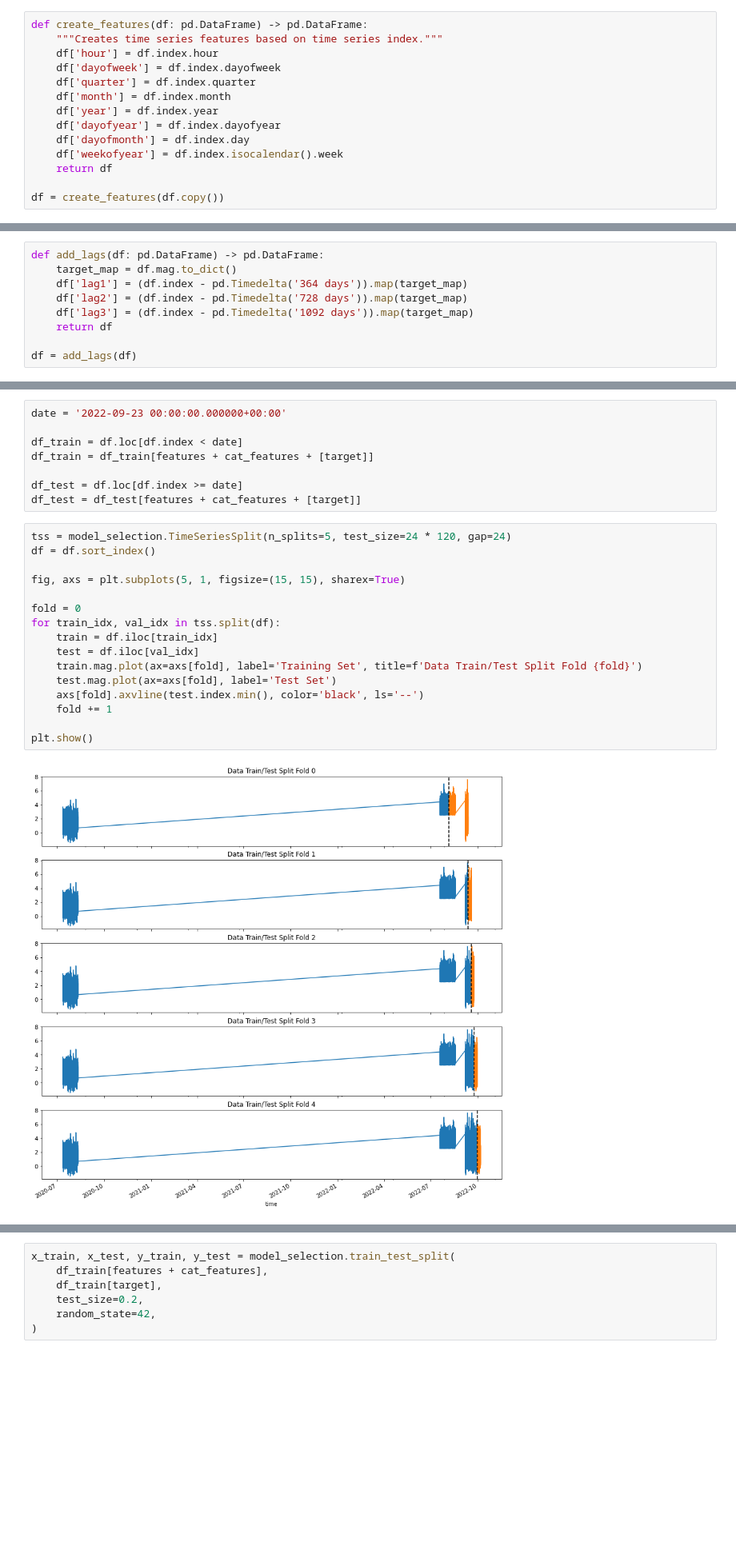
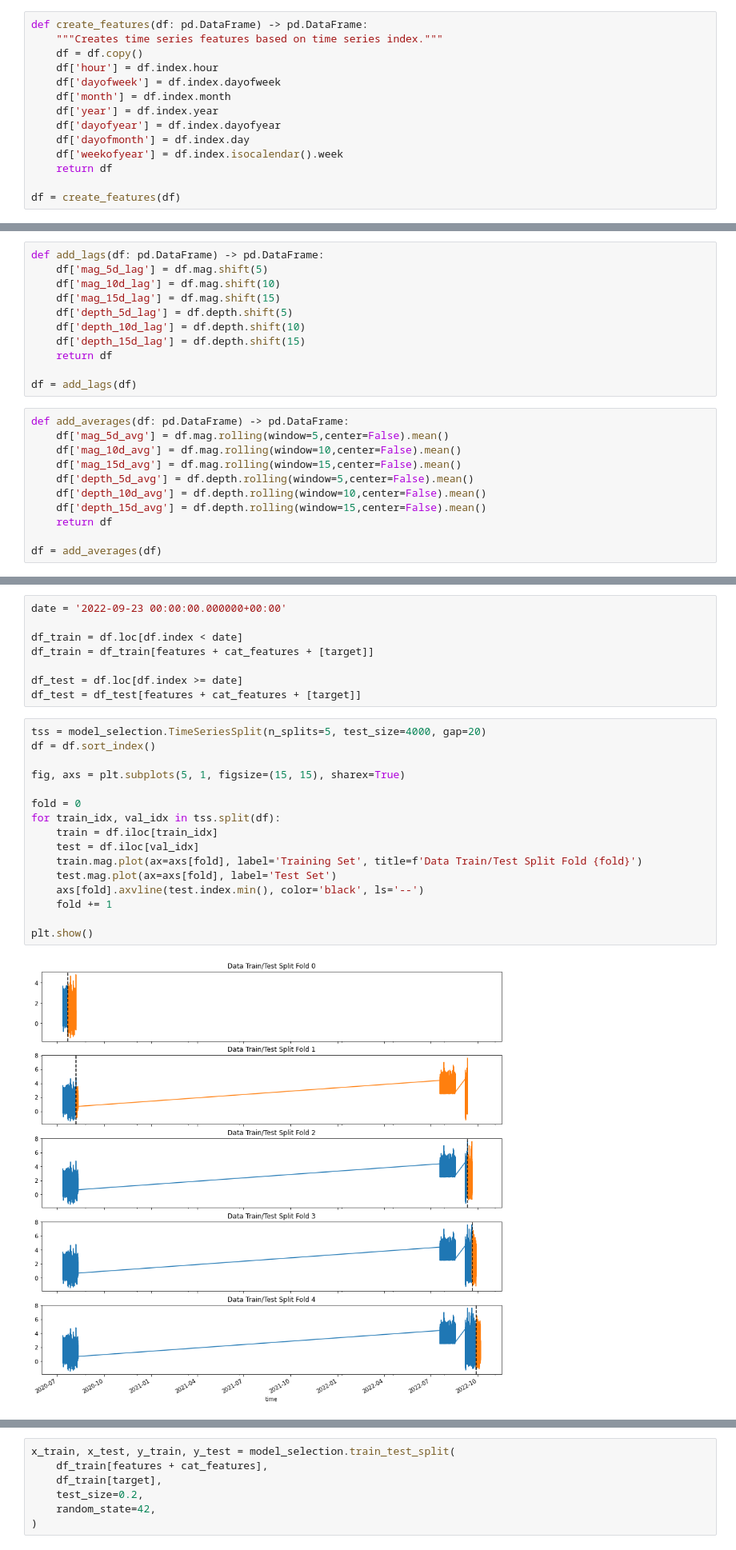
Before and after one commit to Andre-Gilbert/Earthquake-Prediction, a Jupyter notebook: ml/earthquake_prediction.ipynb, the cells around one changed output, grey strips where cells are left out. Shown at 80% size. Cells and saved outputs as stored; diff of their text form; blank space fills up the shorter version.

Commit message:
added new features and trained new model

```diff
--- a/ml/earthquake_prediction.ipynb
+++ b/ml/earthquake_prediction.ipynb
@@ -175,9 +157,9 @@ df[columns] = scaler.fit_transform(df[columns])
 # %%
 def create_features(df: pd.DataFrame) -> pd.DataFrame:
     """Creates time series features based on time series index."""
+    df = df.copy()
     df['hour'] = df.index.hour
     df['dayofweek'] = df.index.dayofweek
-    df['quarter'] = df.index.quarter
     df['month'] = df.index.month
     df['year'] = df.index.year
     df['dayofyear'] = df.index.dayofyear
@@ -185,7 +167,7 @@ def create_features(df: pd.DataFrame) -> pd.DataFrame:
     df['weekofyear'] = df.index.isocalendar().week
     return df
 
-df = create_features(df.copy())
+df = create_features(df)
 # %%
 fig, ax = plt.subplots(figsize=(10, 8))
 sns.boxplot(data=df, x='hour', y='mag')
@@ -200,12 +182,3 @@ ax.set_title('Magnitudes by Month')
 plt.show()
 # %% [output]
 [figure]
-# %%
-def add_lags(df: pd.DataFrame) -> pd.DataFrame:
-    target_map = df.mag.to_dict()
-    df['lag1'] = (df.index - pd.Timedelta('364 days')).map(target_map)
-    df['lag2'] = (df.index - pd.Timedelta('728 days')).map(target_map)
-    df['lag3'] = (df.index - pd.Timedelta('1092 days')).map(target_map)
-    return df
-
-df = add_lags(df)
@@ -234 +185,23 @@ memory usage: 5.5+ MB
+# %%
+def add_lags(df: pd.DataFrame) -> pd.DataFrame:
+    df['mag_5d_lag'] = df.mag.shift(5)
+    df['mag_10d_lag'] = df.mag.shift(10)
+    df['mag_15d_lag'] = df.mag.shift(15)
+    df['depth_5d_lag'] = df.depth.shift(5)
+    df['depth_10d_lag'] = df.depth.shift(10)
+    df['depth_15d_lag'] = df.depth.shift(15)
+    return df
+
+df = add_lags(df)
+# %%
+def add_averages(df: pd.DataFrame) -> pd.DataFrame:
+    df['mag_5d_avg'] = df.mag.rolling(window=5,center=False).mean()
+    df['mag_10d_avg'] = df.mag.rolling(window=10,center=False).mean()
+    df['mag_15d_avg'] = df.mag.rolling(window=15,center=False).mean()
+    df['depth_5d_avg'] = df.depth.rolling(window=5,center=False).mean()
+    df['depth_10d_avg'] = df.depth.rolling(window=10,center=False).mean()
+    df['depth_15d_avg'] = df.depth.rolling(window=15,center=False).mean()
+    return df
+
+df = add_averages(df)
 # %%
@@ -246,21 +237,21 @@ df_train = df_train[features + cat_features + [target]]
 df_test = df.loc[df.index >= date]
 df_test = df_test[features + cat_features + [target]]
 # %%
-tss = model_selection.TimeSeriesSplit(n_splits=5, test_size=24 * 120, gap=24)
+tss = model_selection.TimeSeriesSplit(n_splits=5, test_size=4000, gap=20)
 df = df.sort_index()
 
 fig, axs = plt.subplots(5, 1, figsize=(15, 15), sharex=True)
 
 fold = 0
 for train_idx, val_idx in tss.split(df):
     train = df.iloc[train_idx]
     test = df.iloc[val_idx]
     train.mag.plot(ax=axs[fold], label='Training Set', title=f'Data Train/Test Split Fold {fold}')
     test.mag.plot(ax=axs[fold], label='Test Set')
     axs[fold].axvline(test.index.min(), color='black', ls='--')
     fold += 1
 
 plt.show()
 # %% [output]
-[figure, old version]
+[figure, new version]
 # %%
```
Also changed, not shown: parts of 22 cells of this notebook, 10 other files.
